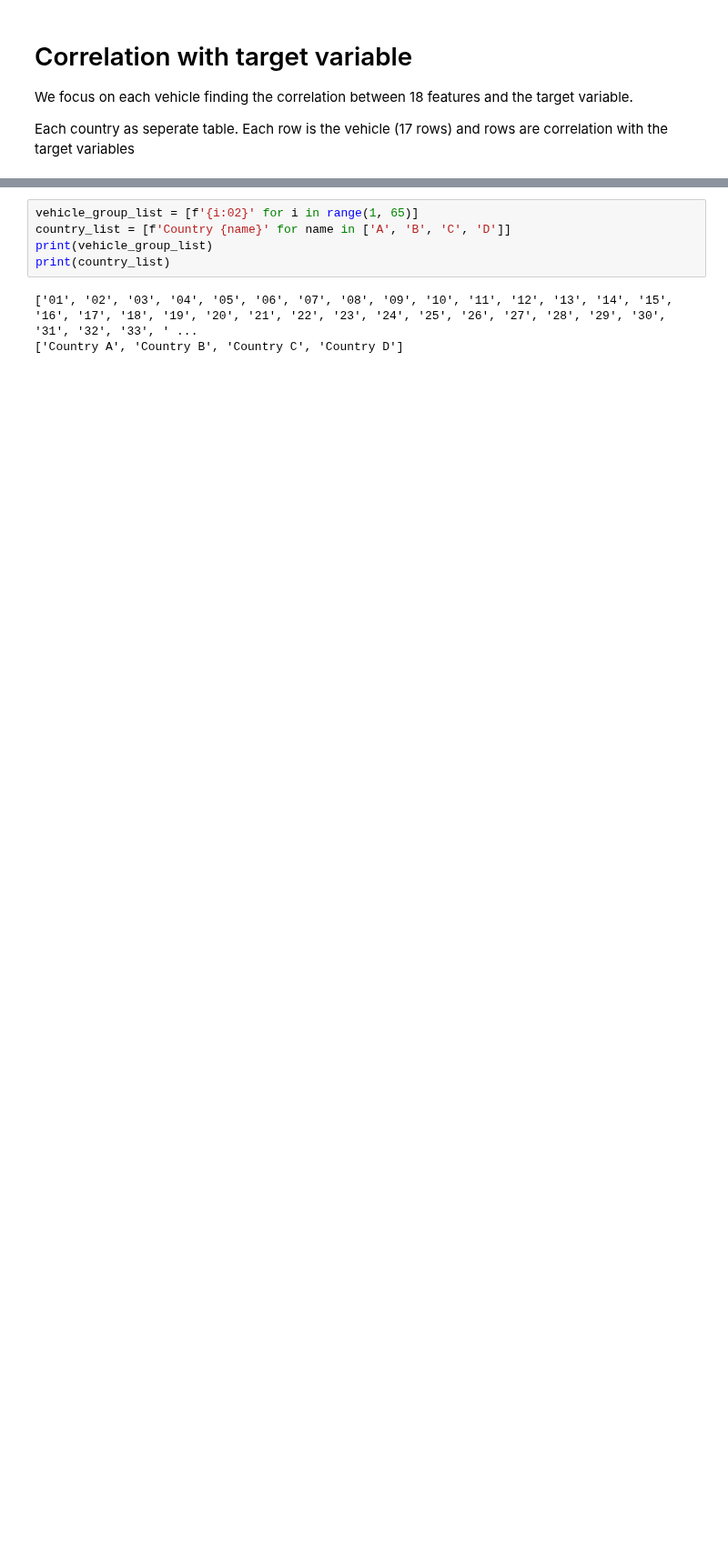
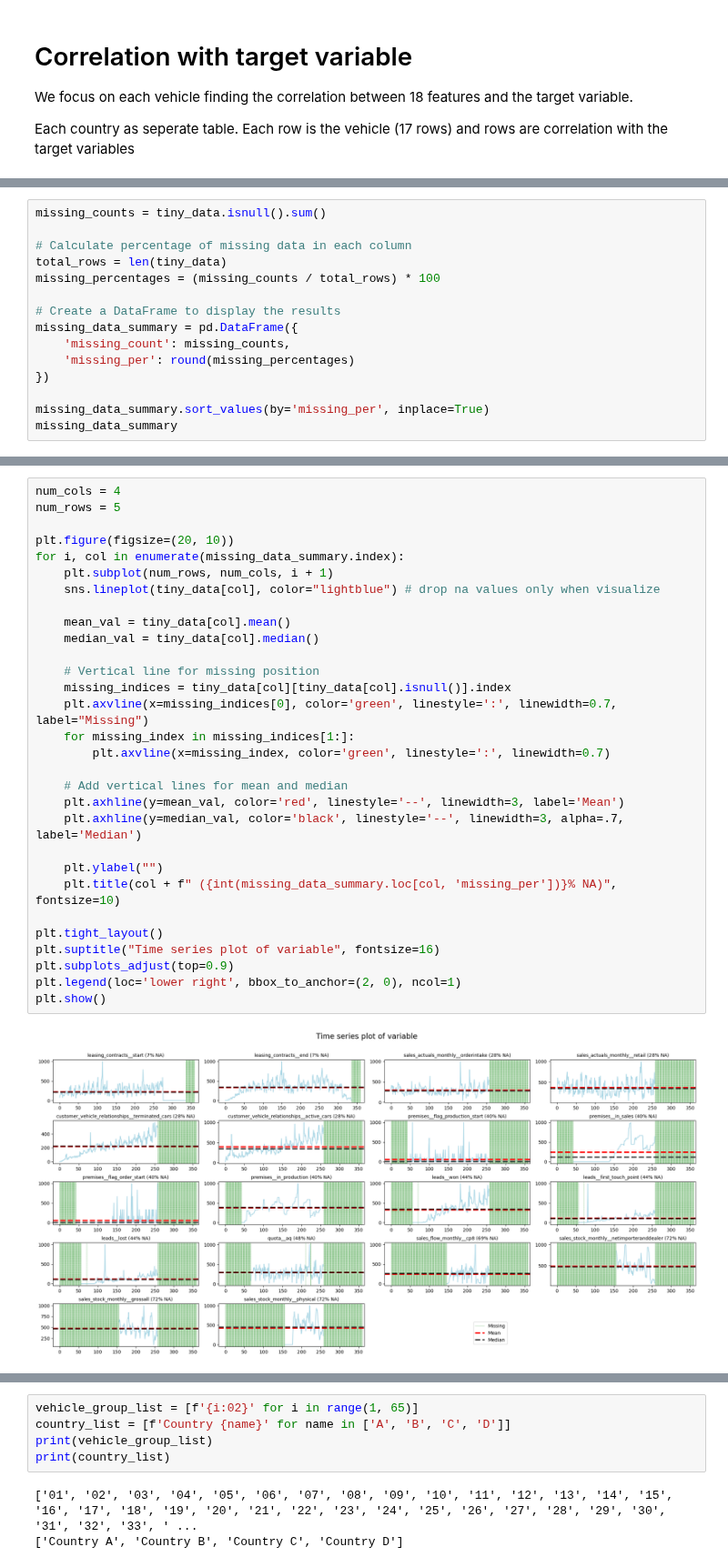
Before and after one commit to zuivu/porsche-forecast-sale, a Jupyter notebook: code/correlation.ipynb, the cells around one changed output, grey strips where cells are left out. Shown at 91% size. Drawn from its saved outputs; the diff is of its cells as text; blank space fills up the shorter version.

```diff
--- a/code/correlation.ipynb
+++ b/code/correlation.ipynb
@@ -22,0 +74,15 @@ df.head()
+# %%
+missing_counts = tiny_data.isnull().sum()
+
+# Calculate percentage of missing data in each column
+total_rows = len(tiny_data)
+missing_percentages = (missing_counts / total_rows) * 100
+
+# Create a DataFrame to display the results
+missing_data_summary = pd.DataFrame({
+    'missing_count': missing_counts,
+    'missing_per': round(missing_percentages)
+})
+
+missing_data_summary.sort_values(by='missing_per', inplace=True)
+missing_data_summary
@@ -22,0 +131,32 @@ df.head()
+# %%
+num_cols = 4
+num_rows = 5
+
+plt.figure(figsize=(20, 10))
+for i, col in enumerate(missing_data_summary.index):
+    plt.subplot(num_rows, num_cols, i + 1)
+    sns.lineplot(tiny_data[col], color="lightblue") # drop na values only when visualize
+
+    mean_val = tiny_data[col].mean()
+    median_val = tiny_data[col].median()
+
+    # Vertical line for missing position
+    missing_indices = tiny_data[col][tiny_data[col].isnull()].index
+    plt.axvline(x=missing_indices[0], color='green', linestyle=':', linewidth=0.7, label="Missing")
+    for missing_index in missing_indices[1:]:
+        plt.axvline(x=missing_index, color='green', linestyle=':', linewidth=0.7)
+
+    # Add vertical lines for mean and median
+    plt.axhline(y=mean_val, color='red', linestyle='--', linewidth=3, label='Mean')
+    plt.axhline(y=median_val, color='black', linestyle='--', linewidth=3, alpha=.7, label='Median')
+
+    plt.ylabel("")
+    plt.title(col + f" ({int(missing_data_summary.loc[col, 'missing_per'])}% NA)", fontsize=10)
+
+plt.tight_layout()
+plt.suptitle("Time series plot of variable", fontsize=16)
+plt.subplots_adjust(top=0.9)
+plt.legend(loc='lower right', bbox_to_anchor=(2, 0), ncol=1)
+plt.show()
+# %% [output]
+[figure, added]
```
Also changed, not shown: parts of 31 cells of this notebook.
